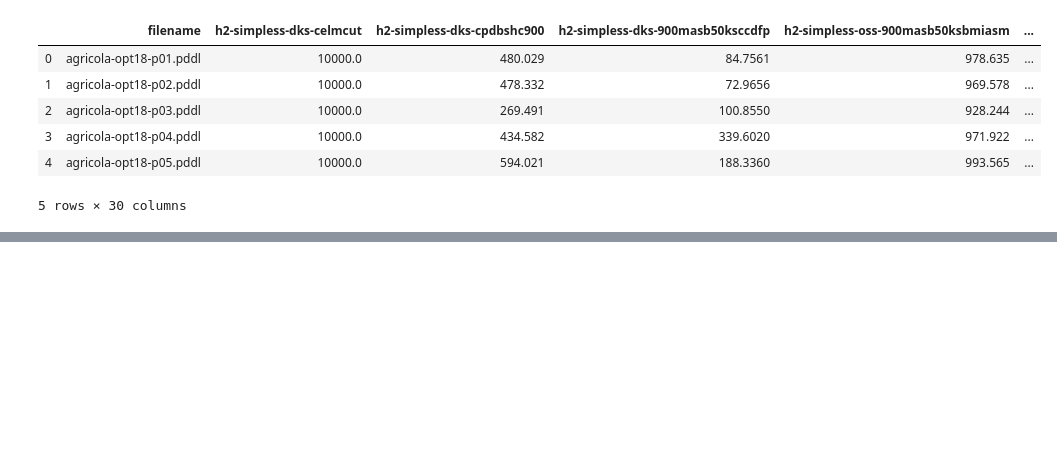
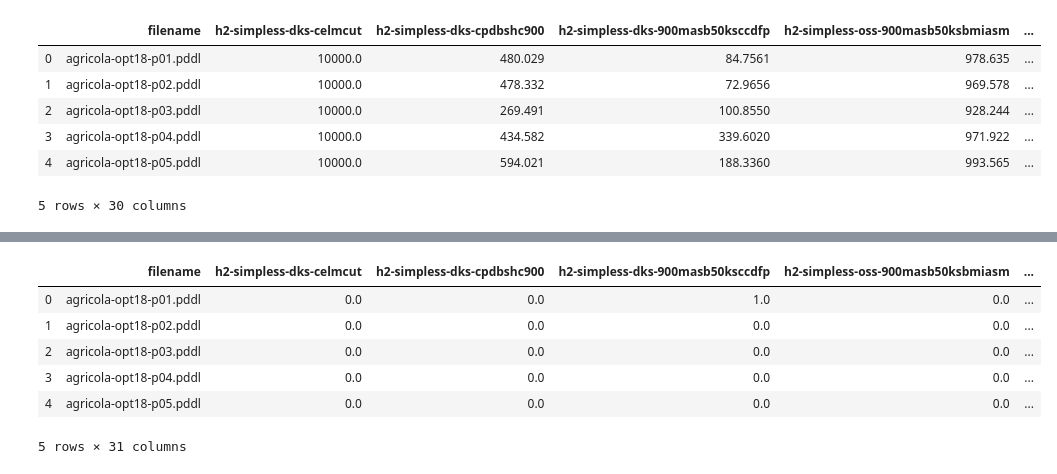
Before and after one commit to ronen85/deep_planner_portfolio, a Jupyter notebook: data_process.ipynb, the cells around one changed output, grey strips where cells are left out. Saved outputs shown, nothing was run; the diff lists cells and outputs as text; code cells hidden in the pictures; blank space fills up the shorter version.

```diff
--- a/data_process.ipynb
+++ b/data_process.ipynb
@@ -55,0 +108,13 @@ Now we create, for each problem, a threshold that marks the maximum time it took
+# %%
+for col in columns:
+    cond = (df[col] != 1) & (df[col] != -1)
+    df.loc[cond, col] = 0
+df.head()
+# %% [output]
+|  | filename | h2-simpless-dks-celmcut | h2-simpless-dks-cpdbshc900 | h2-simpless-dks-900masb50ksccdfp | h2-simpless-oss-900masb50ksbmiasm | ... |
+| 0 | agricola-opt18-p01.pddl | 0.0 | 0.0 | 1.0 | 0.0 | ... |
+| 1 | agricola-opt18-p02.pddl | 0.0 | 0.0 | 0.0 | 0.0 | ... |
+| 2 | agricola-opt18-p03.pddl | 0.0 | 0.0 | 0.0 | 0.0 | ... |
+| 3 | agricola-opt18-p04.pddl | 0.0 | 0.0 | 0.0 | 0.0 | ... |
+| 4 | agricola-opt18-p05.pddl | 0.0 | 0.0 | 0.0 | 0.0 | ... |
+5 rows × 31 columns
```
Also changed, not shown: parts of 21 cells of this notebook.
